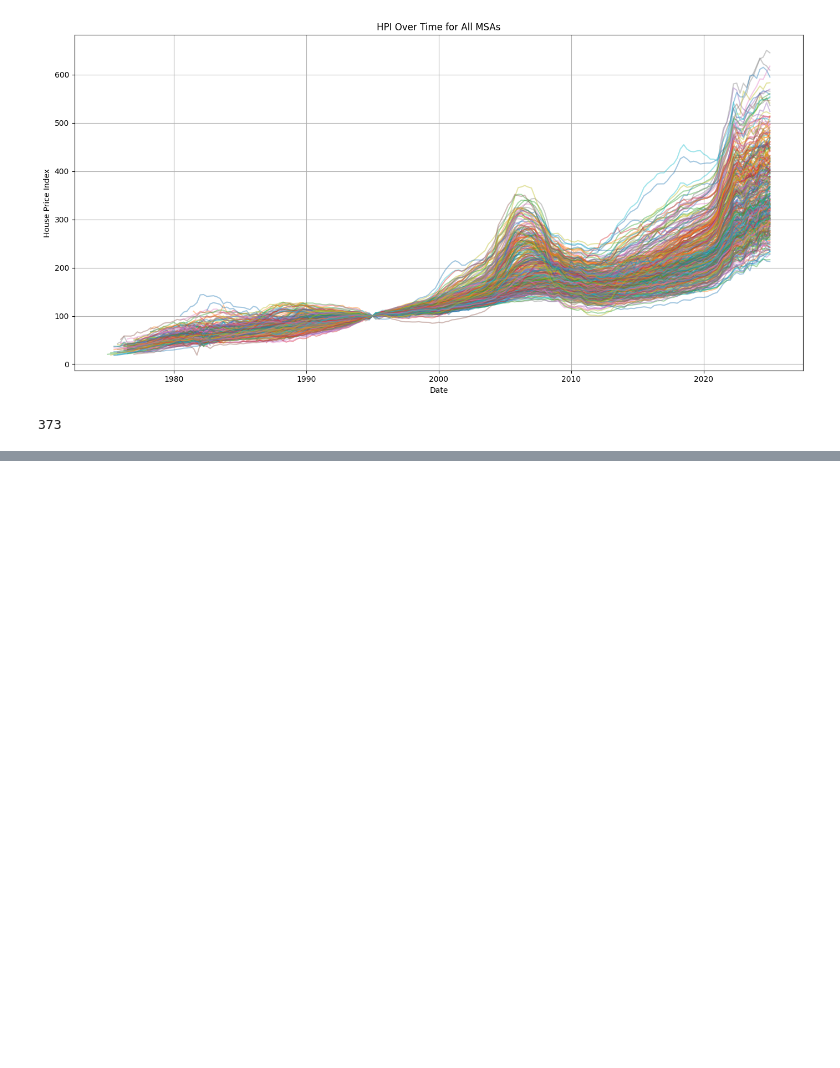
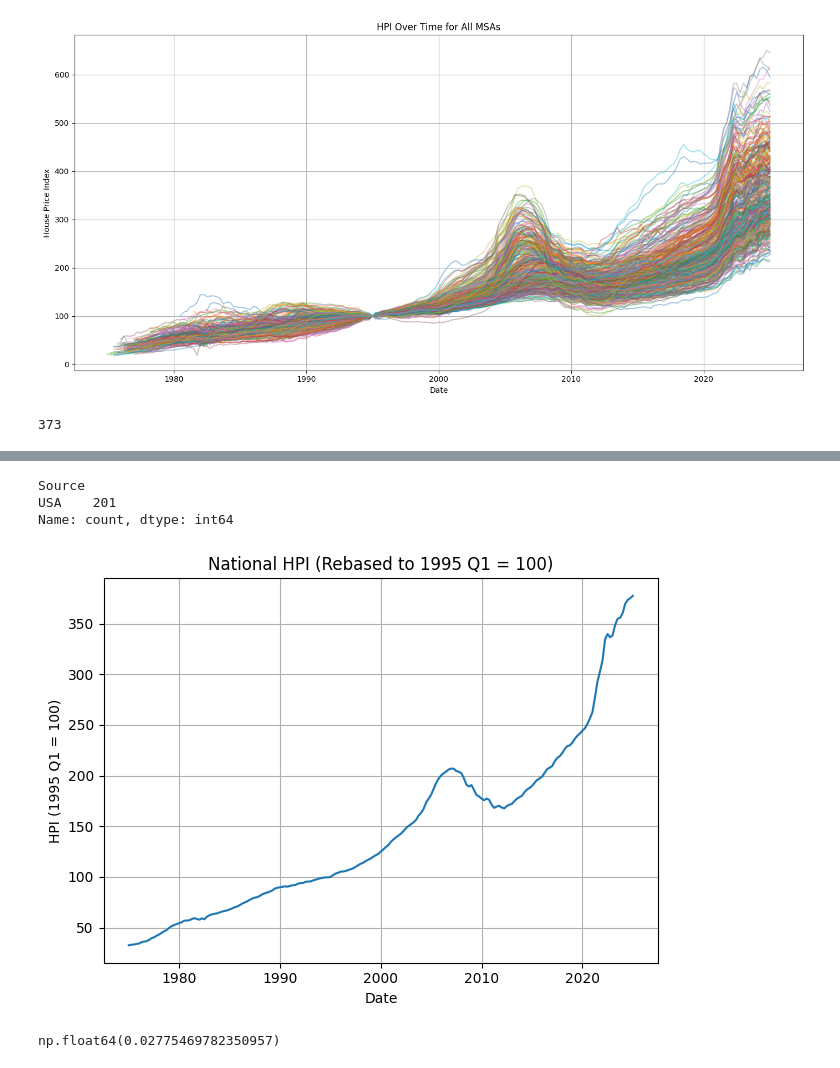
Before and after one commit to SamVirsik/Atrium-Loan-Default-Backup, a Jupyter notebook: Exploration/exploring_HPI.ipynb, the cells around one changed output, grey strips where cells are left out. Drawn from its saved outputs; the diff is of its cells as text; code cells hidden in the pictures; blank space fills up the shorter version.

```diff
--- a/Exploration/exploring_HPI.ipynb
+++ b/Exploration/exploring_HPI.ipynb
@@ -64,0 +127,4 @@ filtered_df['MSA Code'].nunique()
+# %%
+df = pd.read_csv(r'C:\Users\samvi\Documents\Coding Projects\Embedded Work\Data\US_HPI (All transactions, not seasonally adjusted).csv', header=None)
+df.columns = ['Source', 'Year', 'Quarter', 'HPI']
+df = df[df['Source'] == 'USA']
@@ -64,0 +140,22 @@ filtered_df['MSA Code'].nunique()
+# %%
+df['Source'].value_counts()
+# %% [output]
+Source
+USA    201
+Name: count, dtype: int64
+# %%
+hpi_1995_q1 = df.loc[(df['Year'] == 1995) & (df['Quarter'] == 1), 'HPI'].values[0]
+# %%
+df['HPI'] = (df['HPI'] / hpi_1995_q1) * 100
+# %%
+df['Date'] = pd.to_datetime(df['Year'].astype(str) + 'Q' + df['Quarter'].astype(str))
+# %%
+plt.plot(df['Date'], df['HPI'])
+plt.title('National HPI (Rebased to 1995 Q1 = 100)')
+plt.ylabel('HPI (1995 Q1 = 100)')
+plt.xlabel('Date')
+plt.grid(True)
+plt.tight_layout()
+plt.show()
+# %% [output]
+[figure, added]
@@ -64,0 +189,4 @@ filtered_df['MSA Code'].nunique()
+# %%
+hpi_vol(df[['Date', 'HPI']])
+# %% [output]
+np.float64(0.02775469782350957)
```
Also changed, not shown: parts of 9 cells of this notebook, 1 other file.
